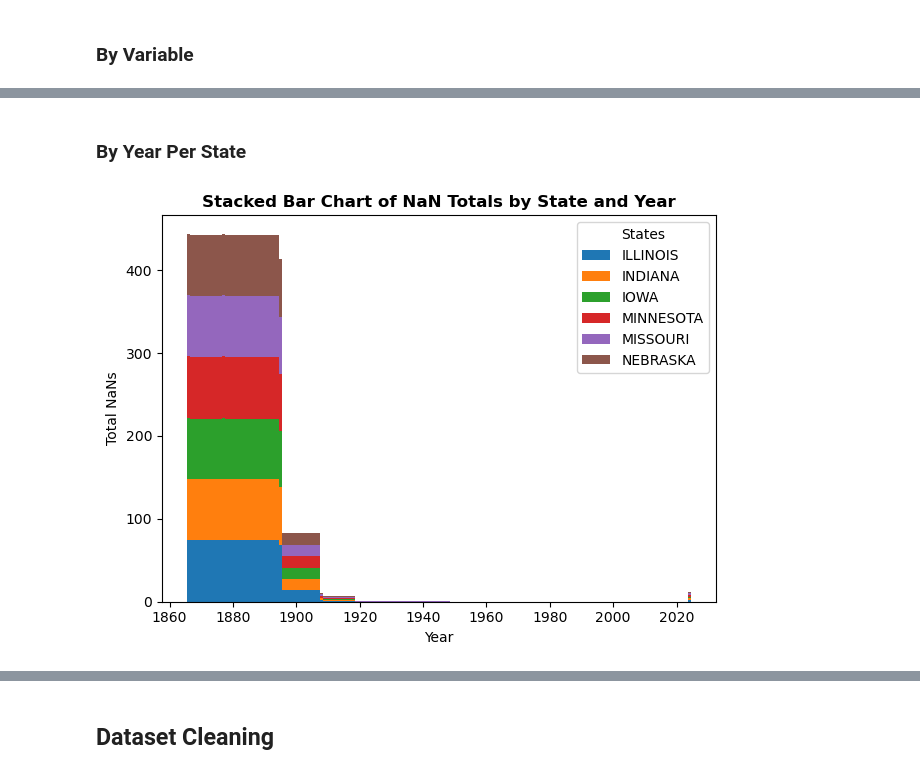
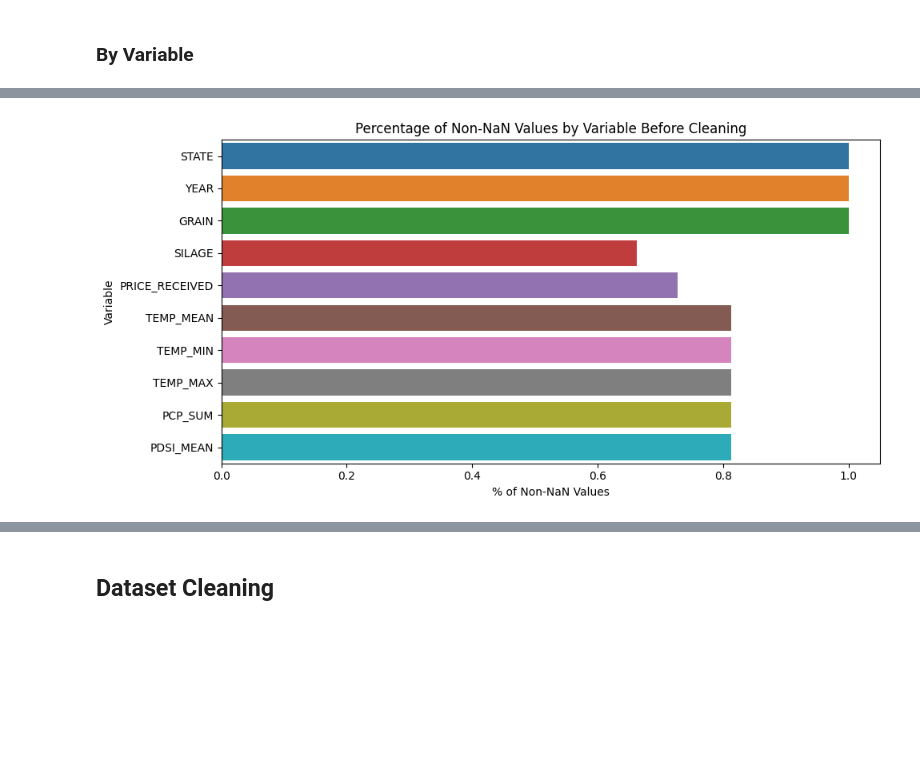
Before and after one commit to BenLeidig/corn-yield-independent, a Jupyter notebook: doc/notebooks/cleaning.ipynb, the cells around one changed output, grey strips where cells are left out. Cells and saved outputs as stored; diff of their text form; code cells hidden in the pictures; blank space fills up the shorter version.

```diff
--- a/doc/notebooks/cleaning.ipynb
+++ b/doc/notebooks/cleaning.ipynb
@@ -53,2 +26,0 @@ plt.show()
-# %% [markdown]
-### By Year Per State
@@ -64,32 +27,19 @@ df_missing['nan_total'] = df_missing.iloc[:,2:].sum(axis=1)
-# %%
-# visualizing the total number of NaN by year per state (by record)
-
-states = list(df_missing['state_name'].unique())
-bottom = 0
-fig, ax = plt.subplots()
-
-for i, state in enumerate(states):
-
-    df_temp = df_missing[df_missing['state_name'] == state]
-    years = df_temp['year'].values
-
-    ax.bar(
-        x=years,
-        height=df_temp['nan_total'],
-        label=state,
-        width=1,
-        bottom=bottom
-    )
-
-    bottom += df_temp['nan_total'].values
-
-ax.set_xlabel('Year')
-ax.set_ylabel('Total NaNs')
-ax.legend(title='States')
-ax.set_title('Stacked Bar Chart of NaN Totals by State and Year', fontweight='bold')
-
-plt.tight_layout()
-plt.savefig('../../results/cleaning/stacked_bar.png') # file path appears as `results/cleaning/stacked_bar.png` in `cleaning.py`
-plt.show()
-# %% [output]
-[figure, removed]
+# %%
+pct_nonnull = df.notna().sum().to_numpy() / len(df)
+
+fig, ax = plt.subplots(figsize=(10, 5))
+sns.barplot(
+    ax=ax,
+    x=pct_nonnull, y=df.columns,
+    hue=mcolors.TABLEAU_COLORS.keys(), legend=False
+)
+ax.set_xlabel('% of Non-NaN Values')
+ax.set_ylabel('Variable')
+ax.set_title('Percentage of Non-NaN Values by Variable Before Cleaning')
+plt.tight_layout()
+plt.savefig(
+    f'../../results/cleaning/raw_msno_bar.png' # file path appears as `results/cleaning/raw_msno_bar.png` in `cleaning.py`
+)
+plt.show()
+# %% [output]
+[figure, added]
```
Also changed, not shown: parts of 15 cells of this notebook, 6 other files.
